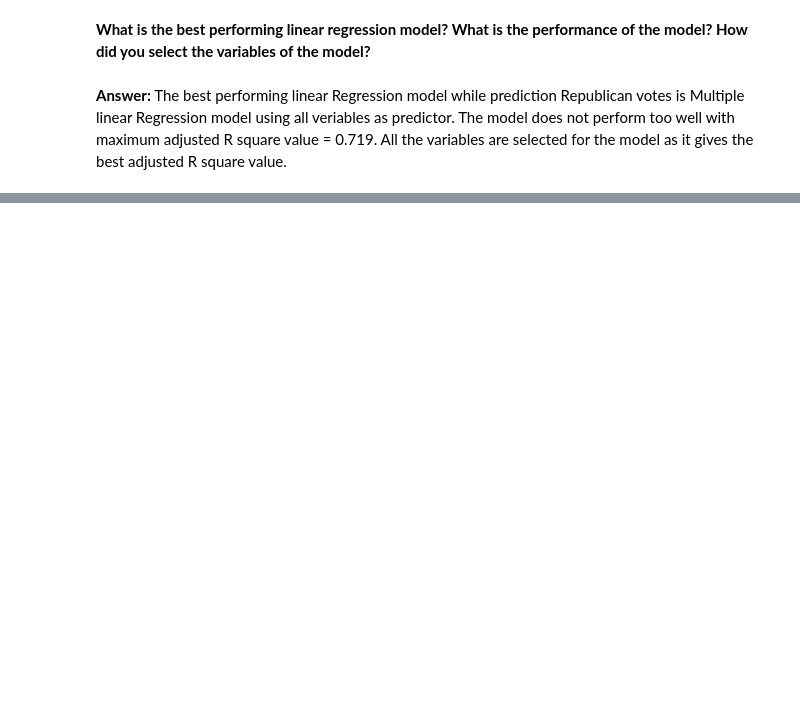
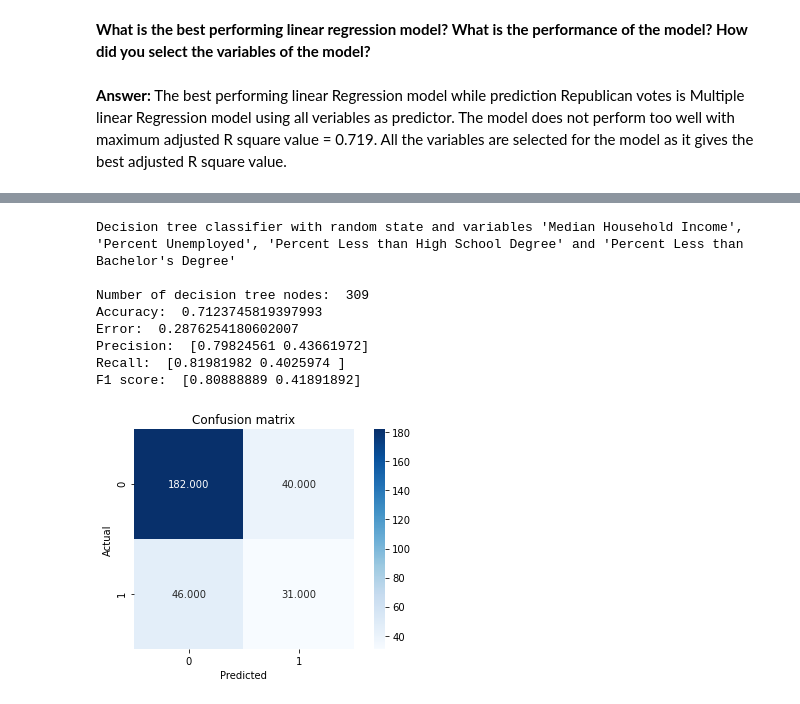
Before and after one commit to fjerrichiello/CS418GP, a Jupyter notebook: Project2/analysis.ipynb, the cells around one changed output, grey strips where cells are left out. Saved outputs shown, nothing was run; the diff lists cells and outputs as text; code cells hidden in the pictures; blank space fills up the shorter version.

```diff
--- a/Project2/analysis.ipynb
+++ b/Project2/analysis.ipynb
@@ -235,0 +302,48 @@ All the variables are selected for the model as it gives the best adjusted R squ
+# %%
+#Decision tree continued
+'''
+Second run using random state and using variables 'Median Household Income', 'Percent Unemployed',
+'Percent Less than High School Degree', 'Percent Less than Bachelor's Degree'
+
+'''
+classifier = DecisionTreeClassifier(criterion = "entropy", random_state = 1)
+print("Decision tree classifier with random state and variables 'Median Household Income', 'Percent Unemployed', 'Percent Less than High School Degree' and 'Percent Less than Bachelor's Degree'\n")
+classifier.fit(x_train_scaled[:, [8,9, 10, 12]], y_train_p)
+
+print("Number of decision tree nodes: ", len(classifier.tree_.__getstate__()['nodes']))
+
+#predicting Party labels for the test set using decision tree classifier
+y_predicted = classifier.predict(x_test_scaled[:, [8,9, 10, 12]])
+conf_matrix = metrics.confusion_matrix(y_test_p, y_predicted)
+
+# print confusion matrix
+sns.heatmap(conf_matrix, annot = True, fmt = ".3f", square = True, cmap = plt.cm.Blues)
+plt.ylabel('Actual')
+plt.xlabel('Predicted')
+plt.title('Confusion matrix')
+plt.tight_layout()
+
+
+# print out Evaluation metrics for valudation set
+accuracy = metrics.accuracy_score(y_test_p, y_predicted)
+error = 1 - metrics.accuracy_score(y_test_p, y_predicted)
+precision = metrics.precision_score(y_test_p, y_predicted, average = None)
+recall = metrics.recall_score(y_test_p, y_predicted, average = None)
+F1_score = metrics.f1_score(y_test_p, y_predicted, average = None)
+
+print("Accuracy: ", accuracy)
+print("Error: ", error)
+print("Precision: ", precision)
+print("Recall: ", recall)
+print("F1 score: ", F1_score)
+print("\n")
+# %% [output]
+Decision tree classifier with random state and variables 'Median Household Income', 'Percent Unemployed', 'Percent Less than High School Degree' and 'Percent Less than Bachelor's Degree'
+
+Number of decision tree nodes:  309
+Accuracy:  0.7123745819397993
+Error:  0.2876254180602007
+Precision:  [0.79824561 0.43661972]
+Recall:  [0.81981982 0.4025974 ]
+F1 score:  [0.80888889 0.41891892]
+[figure, added]
```
Also changed, not shown: parts of 21 cells of this notebook.
